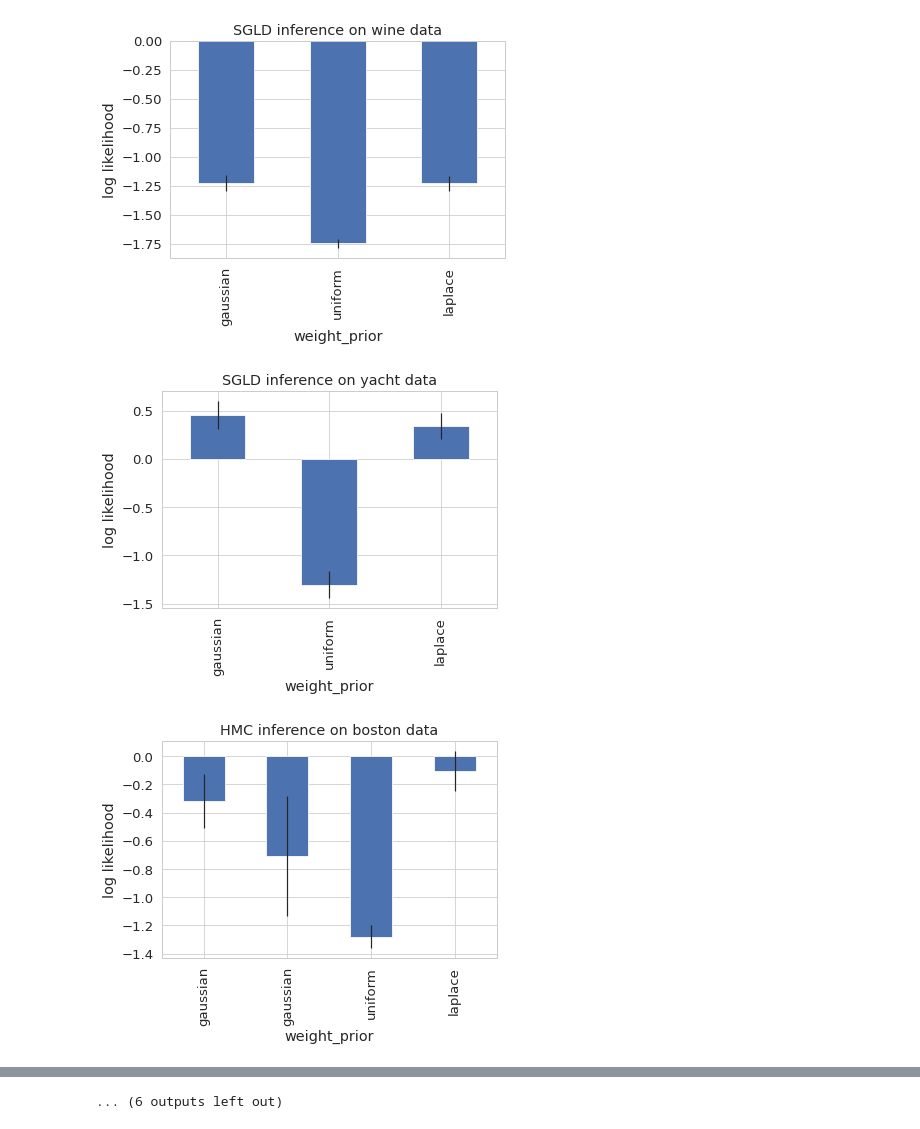
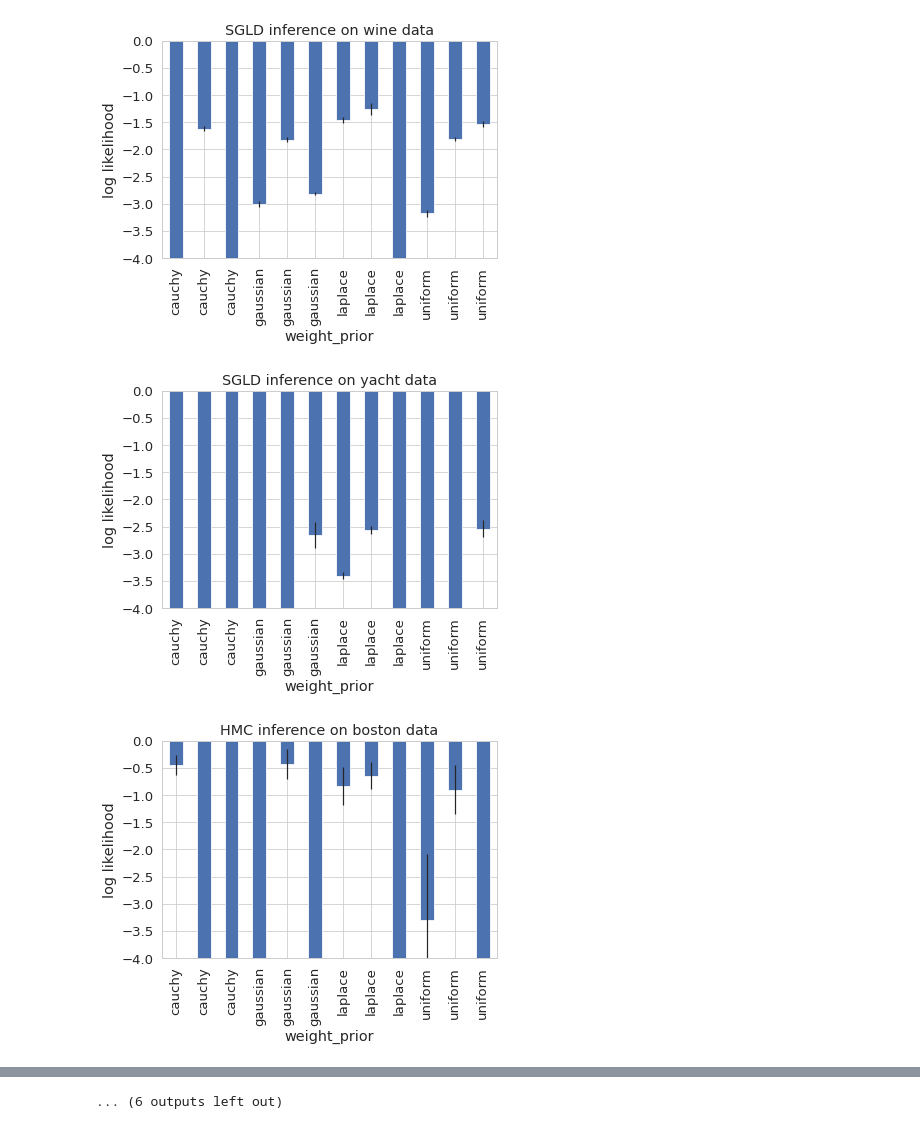
Before and after one commit to ratschlab/bnn_priors, a Jupyter notebook: experiments/3.0_Evaluate_experiments.ipynb, the cells around one changed output, grey strips where cells are left out. Cells and saved outputs as stored; diff of their text form; code cells hidden in the pictures.

Commit message:
Add new experiment

```diff
--- a/experiments/3.0_Evaluate_experiments.ipynb
+++ b/experiments/3.0_Evaluate_experiments.ipynb
@@ -10,7 +10,7 @@ sns.set(context="paper", style="whitegrid", font_scale=1.5)
 %matplotlib inline
 # %%
 runs = []
-for config_file in glob("../logs/200727_first_experiment/*/config.json"):
+for config_file in glob("../results/200803_first_experiment/*/config.json"):
     with open(config_file) as infile:
         config = pd.Series(json.load(infile))
     with open(config_file[:-11] + "run.json") as infile:
@@ -30,13 +30,15 @@ runs_all.head()
 5 rows × 23 columns
 # %%
-runs_selected = runs_all.query("weight_prior in ['gaussian', 'uniform', 'laplace']")
+runs_selected = runs_all.query("weight_prior in ['gaussian', 'uniform', 'laplace', 'cauchy']")
 # %%
 for inference in ["SGLD", "HMC"]:
     for data in ["boston", "concrete", "energy", "kin8nm",
                     "naval", "power", "protein", "wine", "yacht"]:
-        df = runs_selected.query(f"inference == '{inference}' & burnin==5000 & data == 'UCI_{data}'")
+        df = runs_selected.query(f"inference == '{inference}' & burnin==5000 & data == 'UCI_{data}'"
+                                ).sort_values(["weight_prior", "weight_scale"])
         df.plot(x="weight_prior", y="lp_mean", yerr="lp_stderr", kind="bar", legend=False)
         plt.title(f"{inference} inference on {data} data")
         plt.ylabel("log likelihood")
+        plt.ylim(-4,0)
         plt.show()
 # %% [output]
@@ -50,3 +52,3 @@ for inference in ["SGLD", "HMC"]:
-[figure, old version]
+[figure, new version]
-[figure, old version]
+[figure, new version]
-[figure, old version]
+[figure, new version]
```
Also changed, not shown: parts of 2 cells of this notebook, 4 other files.
